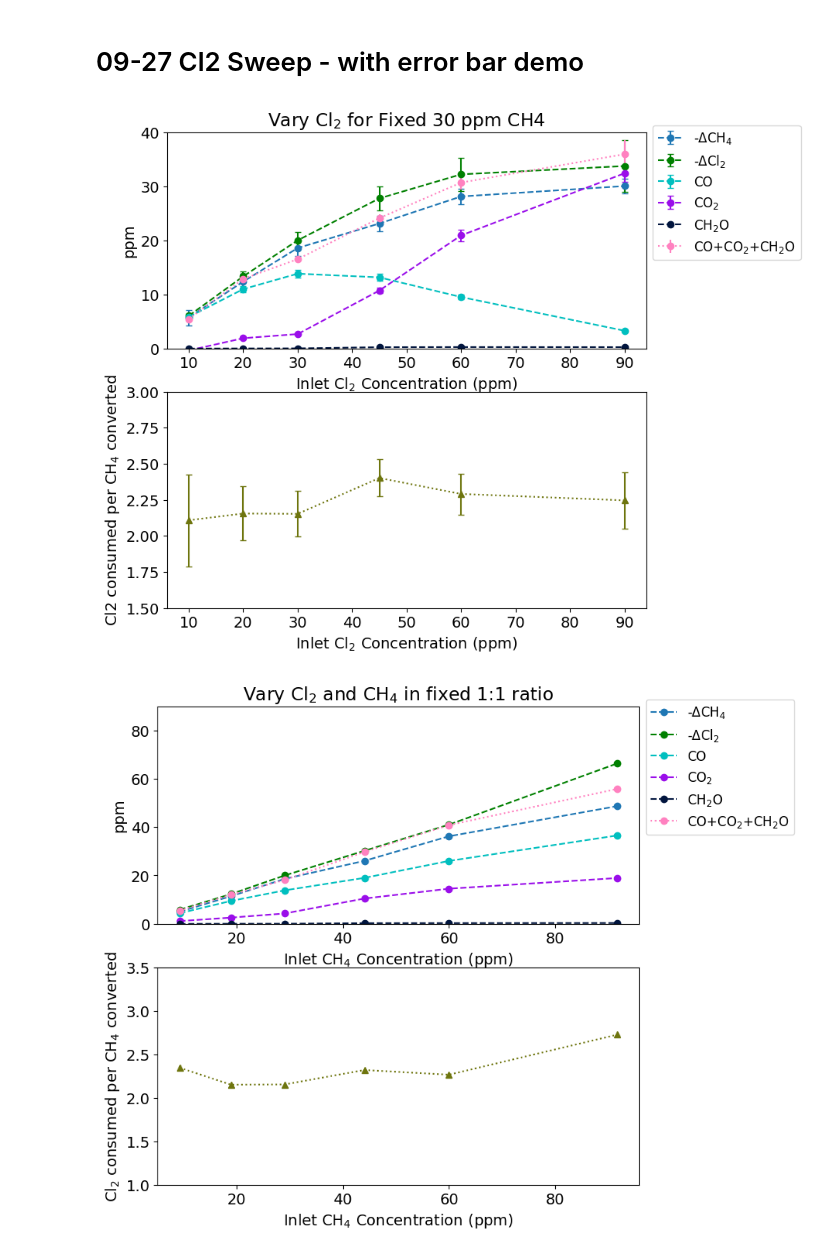
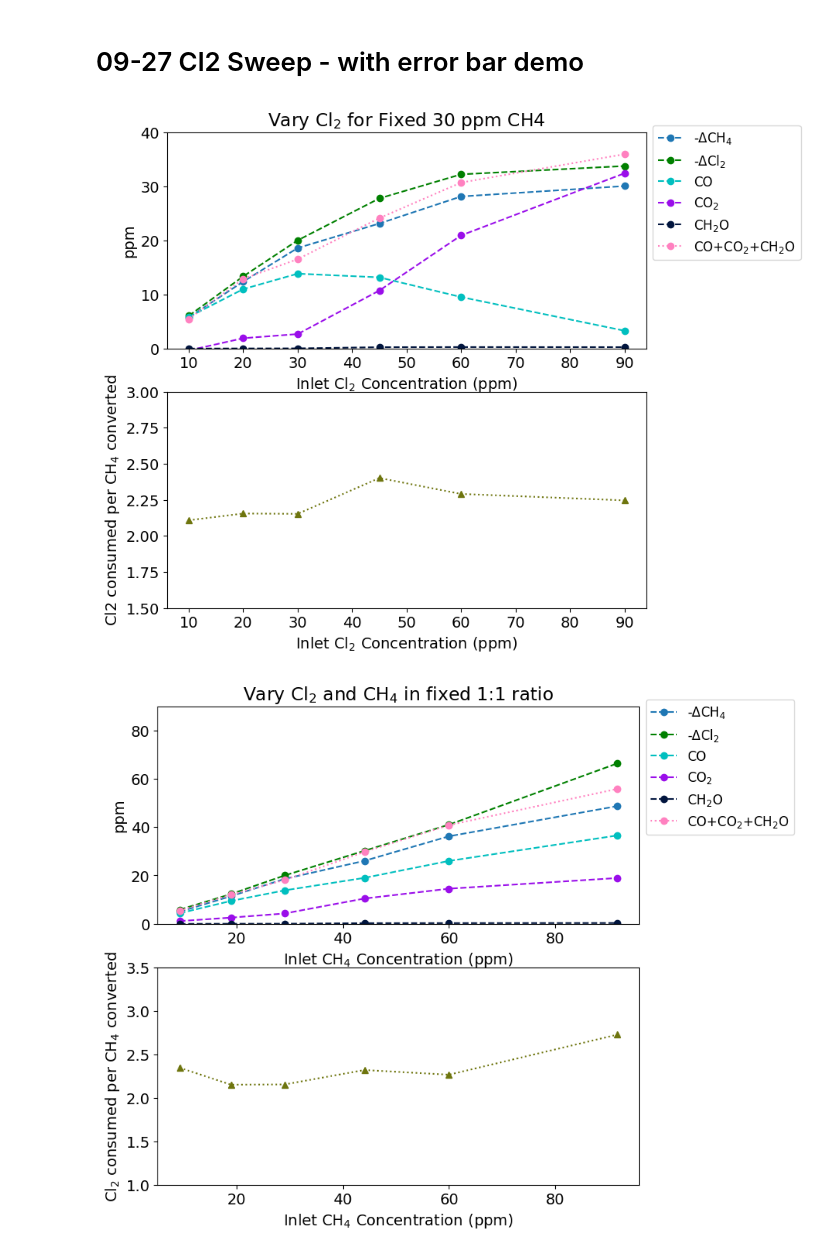
Before and after one commit to richardsrandall/Fall-2024-Cl2, a Jupyter notebook: 09-29 Cl2 Campaign Redo 1/09-29_plot_cl2_data.ipynb, the cells around one changed output. Saved outputs shown, nothing was run; the diff lists cells and outputs as text; code cells hidden in the pictures.

```diff
--- a/09-29 Cl2 Campaign Redo 1/09-29_plot_cl2_data.ipynb
+++ b/09-29 Cl2 Campaign Redo 1/09-29_plot_cl2_data.ipynb
@@ -138,11 +138,8 @@ conversion_data = all_conversion_data[all_conversion_data["experiment_name"].isi
 conversion_data = conversion_data[(conversion_data['experiment_name']==exps[1]) | (conversion_data['Cl2 LabJack: Cl2 Node A (ppm) baseline']>35)]
 conversion_data=conversion_data.sort_values(by='Cl2 LabJack: Cl2 Node A (ppm) baseline',ascending=True)
 
-ftir_accuracy = 0.05
-
+# Get the methane conversions and start times
 ch4_conversions = conversion_data['Selected: CH4 (ppm) conversion']
-#ch4_std = [var**0.5 for var in conversion_data['Selected: CH4 (ppm) variance']]
-ch4_std = [ftir_accuracy*x for x in conversion_data['Selected: CH4 (ppm) baseline']]
 start_times = conversion_data['start_time']
 
 # Extract the means for each bypass period
@@ -150,83 +147,52 @@ means = (bypass_data.groupby('closest_start_time').mean(numeric_only=True).reset
 co2 = [float(means[means.closest_start_time==t]['Picarro: CO2 (ppm)']) for t in start_times]
 co = [float(means[means.closest_start_time==t]['FTIR: CO (ppm)']) for t in start_times]
 ch2o = [float(means[means.closest_start_time==t]['FTIR: CH2O (ppm)']) for t in start_times]
-stdevs = ((bypass_data.groupby('closest_start_time')).std(numeric_only=True).reset_index())
-#co2_std = [float(stdevs[stdevs.closest_start_time==t]['Picarro: CO2 (ppm)']) for t in start_times]
-#co_std = [float(stdevs[stdevs.closest_start_time==t]['FTIR: CO (ppm)']) for t in start_times]
-co2_std = [ftir_accuracy*x for x in co2]
-co_std = [ftir_accuracy*x for x in co]
-ch2o_std = [ftir_accuracy*x for x in ch2o]
-co_co2_ch2o_sum = [a+b+c for a,b,c in zip(co,co2,ch2o)]
-co_co2_ch2o_std = [(a*a+b*b+c*c) for a,b,c in zip(co2_std,co_std,ch2o_std)]
+
 
 # Calculate the chlorine conversions -- either raw, or taking the conversion from the nodes but taking the baseline value from the MFC setpoint
 if not use_nominal_cl2:
     cl2_conversions = conversion_data['Cl2 LabJack: Cl2 Node A (ppm) conversion']
     nom_cl2 = conversion_data['Cl2 LabJack: Cl2 Node A (ppm) baseline']
-    #cl2_std = [v**0.5 for v in conversion_data['Cl2 LabJack: Cl2 Node A (ppm) variance']]
 else:
     tanks = [(100 if '5-30' in name else 1000) for name in conversion_data['experiment_name']]
     nom_cl2 = [(tank/200.0)*float(means[means.closest_start_time==t]['Cl2 MFC: Setpoint Entry']) for t,tank in zip(start_times,tanks)]
     cl2_conversions = [conv*(nom/baseline) for nom,conv,baseline in zip(nom_cl2,conversion_data['Cl2 LabJack: Cl2 Node A (ppm) conversion'],conversion_data['Cl2 LabJack: Cl2 Node A (ppm) baseline'])]
-    #cl2_std = [(var**0.5)*(nom/baseline) for nom,var,baseline in zip(nom_cl2,conversion_data['Cl2 LabJack: Cl2 Node A (ppm) variance'],conversion_data['Cl2 LabJack: Cl2 Node A (ppm) baseline'])]
-#print(nom_cl2,'\n',list(conversion_data['Cl2 LabJack: Cl2 Node A (ppm) baseline']),'\n',list(conversion_data['Cl2 LabJack: Cl2 Node A (ppm) conversion']),'\n',cl2_conversions)
 inlet_cl2 = nom_cl2
-cl2_node_accuracy = 0.05
-cl2_std = [cl2_node_accuracy*x for x in conversion_data['Cl2 LabJack: Cl2 Node A (ppm) baseline']]
 
 # Setup subplots
 plt.rcParams.update({'font.size': 14})
 (fig,(ax1,ax2)) = plt.subplots(nrows=2,figsize=(8,8),sharex=True)
 
 # Plot options
-use_error_bars = True
+use_error_bars = False
 show_products = True
 
 # Make the first plot
-if not use_error_bars:
-    ax1.plot(inlet_cl2,ch4_conversions,label='-$\Delta$CH$_4$',marker='o',linestyle='--')
-    ax1.plot(inlet_cl2,cl2_conversions,label='-$\Delta$Cl$_2$',color='g',marker='o',linestyle='--')
-    if show_products:
-        ax1.plot(inlet_cl2,co,label='CO',color='c',marker='o',linestyle='--')
-        ax1.plot(inlet_cl2,co2,label='CO$_2$',color='xkcd:violet',marker='o',linestyle='--')
-        ax1.plot(inlet_cl2,ch2o,label='CH$_2$O',color='xkcd:navy',marker='o',linestyle='--')
-        ax1.plot(inlet_cl2,co_co2_ch2o_sum,label='CO+CO$_2$+CH$_2$O',color='xkcd:pink',linestyle=':',marker='o')
-else:
-    ax1.errorbar(inlet_cl2,ch4_conversions,ch4_std,label='-$\Delta$CH$_4$',marker='o',linestyle='--',capsize=3)
-    ax1.errorbar(inlet_cl2,cl2_conversions,cl2_std,label='-$\Delta$Cl$_2$',color='g',marker='o',linestyle='--',capsize=3)
-    if show_products:
-        ax1.errorbar(inlet_cl2,co,co_std,label='CO',color='c',marker='o',linestyle='--',capsize=3)
-        ax1.errorbar(inlet_cl2,co2,co2_std,label='CO$_2$',color='xkcd:violet',marker='o',linestyle='--',capsize=3)
-        ax1.errorbar(inlet_cl2,ch2o,label='CH$_2$O',color='xkcd:navy',marker='o',linestyle='--')
-        ax1.errorbar(inlet_cl2,co_co2_ch2o_sum,co_co2_ch2o_std,label='CO+CO$_2$+CH$_2$O',color='xkcd:pink',linestyle=':',marker='o')
+ax1.plot(inlet_cl2,ch4_conversions,label='-$\Delta$CH$_4$',marker='o',linestyle='--')
+ax1.plot(inlet_cl2,cl2_conversions,label='-$\Delta$Cl$_2$',color='g',marker='o',linestyle='--')
+if show_products:
+    ax1.plot(inlet_cl2,co,label='CO',color='c',marker='o',linestyle='--')
+    ax1.plot(inlet_cl2,co2,label='CO$_2$',color='xkcd:violet',marker='o',linestyle='--')
+    ax1.plot(inlet_cl2,ch2o,label='CH$_2$O',color='xkcd:navy',marker='o',linestyle='--')
+    ax1.plot(inlet_cl2,[a+b+c for a,b,c in zip(co,co2,ch2o)],label='CO+CO$_2$+CH$_2$O',color='xkcd:pink',linestyle=':',marker='o')
 ax1.set_ylabel("ppm")
 ax1.set_xlabel("Inlet Cl$_2$ Concentration (ppm)")
 ax1.set_ylim(0,40)
 ax1.legend(fontsize=12,loc='lower left',bbox_to_anchor=(1,0.38))
 ax1.xaxis.set_tick_params(labelbottom=True)
 
-# Quick diagnostic
-#(mult,field) = (1,'Humidity Probe: Rel. Humidity (%)')#'Humidity Probe: Rel. Humidity (%)'
-#val = [mult*float(means[means.closest_start_time==t][field]) for t in start_times]
-#val = conversion_data['Cl2 LabJack: Cl2 Node A (ppm) baseline']
-#ax1.plot(inlet_cl2,val,'b*:',label='Diagnostic')
-
 # Make the second plot
 ch4_per_cl_star = [2*b/a for a,b in zip(ch4_conversions,cl2_conversions)]
-if not use_error_bars:
-    ax2.plot(inlet_cl2,ch4_per_cl_star,label="CH$_4$ Converted per Cl*",color='xkcd:olive',linestyle=':',marker='^')
-else:
-    plot2_std = [max(abs(ch4/cl2-(ch4+std_ch4)/(cl2-std_cl2)),abs(ch4/cl2-(ch4-std_ch4)/(cl2+std_cl2))) for ch4,std_ch4,cl2,std_cl2 in zip(ch4_conversions,ch4_std,cl2_conversions,cl2_std)]
-    ax2.errorbar(inlet_cl2,ch4_per_cl_star,plot2_std,label="CH$_4$ Converted per Cl*",color='xkcd:olive',linestyle=':',marker='^',capsize=3)
+ax2.plot(inlet_cl2,ch4_per_cl_star,label="CH$_4$ Converted per Cl*",color='xkcd:olive',linestyle=':',marker='^')
 ax2.set_ylabel("Cl2 consumed per CH$_4$ converted")
 ax2.set_xlabel("Inlet Cl$_2$ Concentration (ppm)")
 ax2.xaxis.set_tick_params(labelbottom=True)
 ax2.set_ylim(1.5,3)
 
 ax1.set_title("Vary Cl$_2$ for Fixed 30 ppm CH4")
 plt.show()
 # %% [output]
-[figure, old version]
+[figure, new version]
 # %%
 # Whittle it down to the experiments we want
 exps = ["09-28-24 Vary Cl2 and CH4 1-to-1 (45-90 ppm)","09-19-24 Sweep 1-to-1 Cl2 and CH4 (10-20 ppm)","09-19-24 Vary Cl2 (5-30 ppm) at Fixed CH4"]
```
Also changed, not shown: 9 other files.
